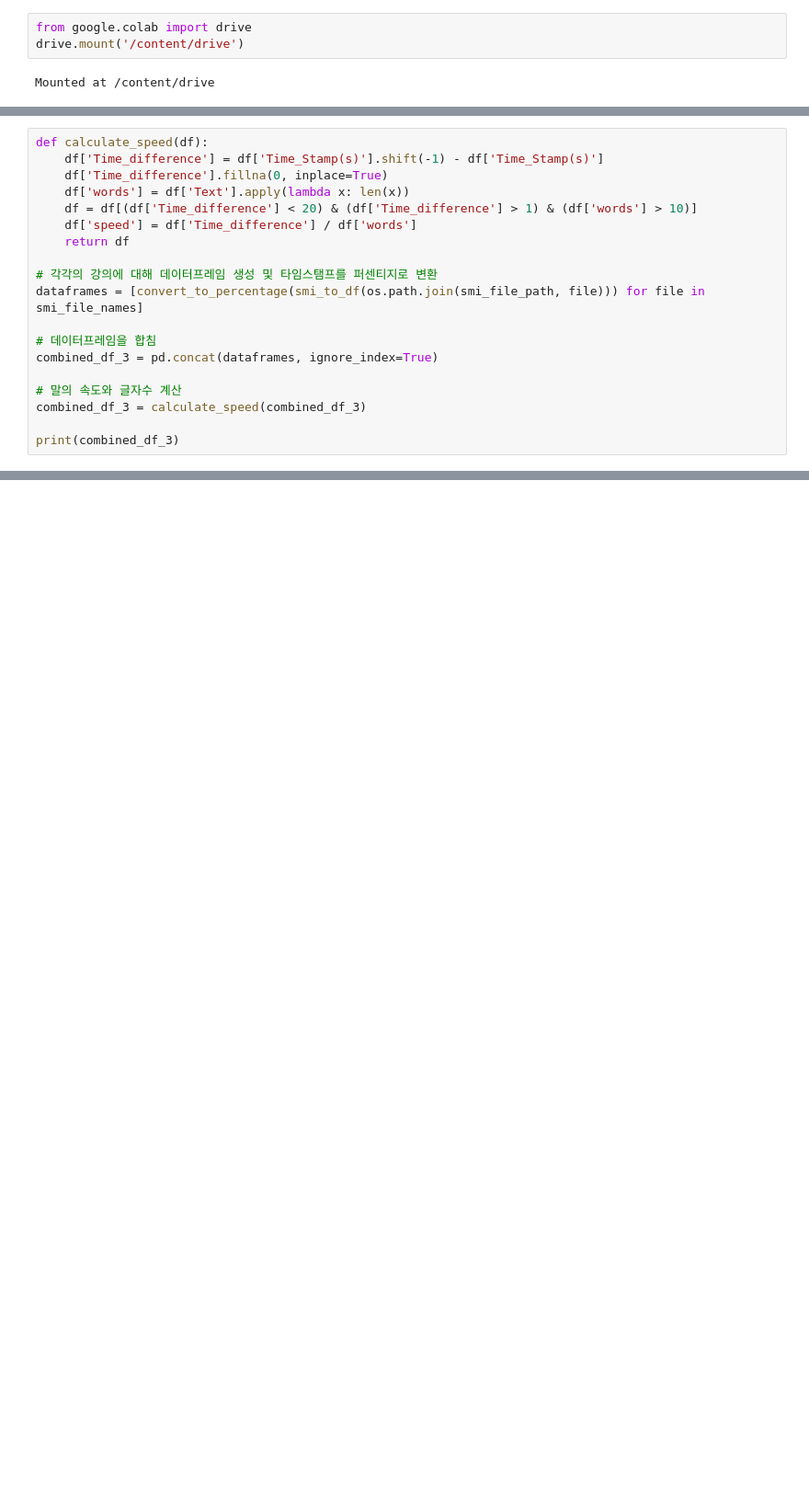
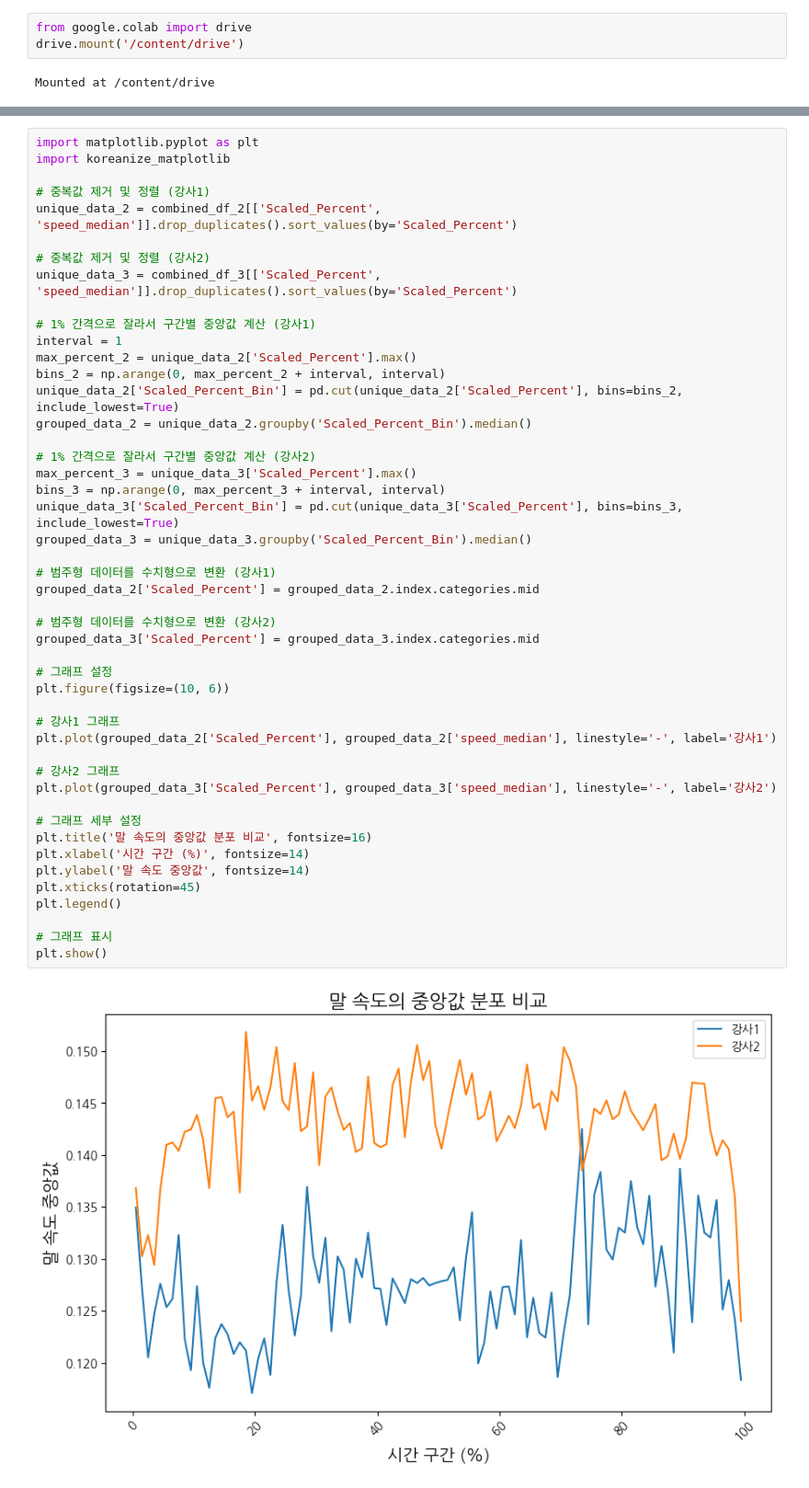
Before and after one commit to BigNcho/ebs_project, a Jupyter notebook: 분석/말 속도/언어빠르기.ipynb, the cells around one changed output, grey strips where cells are left out. Shown: that part at 92% size. Cells and saved outputs as stored; diff of their text form; blank space fills up the shorter version.

```diff
--- a/분석/말 속도/언어빠르기.ipynb
+++ b/분석/말 속도/언어빠르기.ipynb
@@ -456,19 +132,0 @@ print(combined_df_8)
-# %%
-def calculate_speed(df):
-    df['Time_difference'] = df['Time_Stamp(s)'].shift(-1) - df['Time_Stamp(s)']
-    df['Time_difference'].fillna(0, inplace=True)
-    df['words'] = df['Text'].apply(lambda x: len(x))
-    df = df[(df['Time_difference'] < 20) & (df['Time_difference'] > 1) & (df['words'] > 10)]
-    df['speed'] = df['Time_difference'] / df['words']
-    return df
-
-# 각각의 강의에 대해 데이터프레임 생성 및 타임스탬프를 퍼센티지로 변환
-dataframes = [convert_to_percentage(smi_to_df(os.path.join(smi_file_path, file))) for file in smi_file_names]
-
-# 데이터프레임을 합침
-combined_df_3 = pd.concat(dataframes, ignore_index=True)
-
-# 말의 속도와 글자수 계산
-combined_df_3 = calculate_speed(combined_df_3)
-
-print(combined_df_3)
@@ -545,0 +194,49 @@ plt.show()
+# %%
+import matplotlib.pyplot as plt
+import koreanize_matplotlib
+
+# 중복값 제거 및 정렬 (강사1)
+unique_data_2 = combined_df_2[['Scaled_Percent', 'speed_median']].drop_duplicates().sort_values(by='Scaled_Percent')
+
+# 중복값 제거 및 정렬 (강사2)
+unique_data_3 = combined_df_3[['Scaled_Percent', 'speed_median']].drop_duplicates().sort_values(by='Scaled_Percent')
+
+# 1% 간격으로 잘라서 구간별 중앙값 계산 (강사1)
+interval = 1
+max_percent_2 = unique_data_2['Scaled_Percent'].max()
+bins_2 = np.arange(0, max_percent_2 + interval, interval)
+unique_data_2['Scaled_Percent_Bin'] = pd.cut(unique_data_2['Scaled_Percent'], bins=bins_2, include_lowest=True)
+grouped_data_2 = unique_data_2.groupby('Scaled_Percent_Bin').median()
+
+# 1% 간격으로 잘라서 구간별 중앙값 계산 (강사2)
+max_percent_3 = unique_data_3['Scaled_Percent'].max()
+bins_3 = np.arange(0, max_percent_3 + interval, interval)
+unique_data_3['Scaled_Percent_Bin'] = pd.cut(unique_data_3['Scaled_Percent'], bins=bins_3, include_lowest=True)
+grouped_data_3 = unique_data_3.groupby('Scaled_Percent_Bin').median()
+
+# 범주형 데이터를 수치형으로 변환 (강사1)
+grouped_data_2['Scaled_Percent'] = grouped_data_2.index.categories.mid
+
+# 범주형 데이터를 수치형으로 변환 (강사2)
+grouped_data_3['Scaled_Percent'] = grouped_data_3.index.categories.mid
+
+# 그래프 설정
+plt.figure(figsize=(10, 6))
+
+# 강사1 그래프
+plt.plot(grouped_data_2['Scaled_Percent'], grouped_data_2['speed_median'], linestyle='-', label='강사1')
+
+# 강사2 그래프
+plt.plot(grouped_data_3['Scaled_Percent'], grouped_data_3['speed_median'], linestyle='-', label='강사2')
+
+# 그래프 세부 설정
+plt.title('말 속도의 중앙값 분포 비교', fontsize=16)
+plt.xlabel('시간 구간 (%)', fontsize=14)
+plt.ylabel('말 속도 중앙값', fontsize=14)
+plt.xticks(rotation=45)
+plt.legend()
+
+# 그래프 표시
+plt.show()
+# %% [output]
+[figure, added]
```
Also changed, not shown: parts of 15 cells of this notebook, 3 other files.
